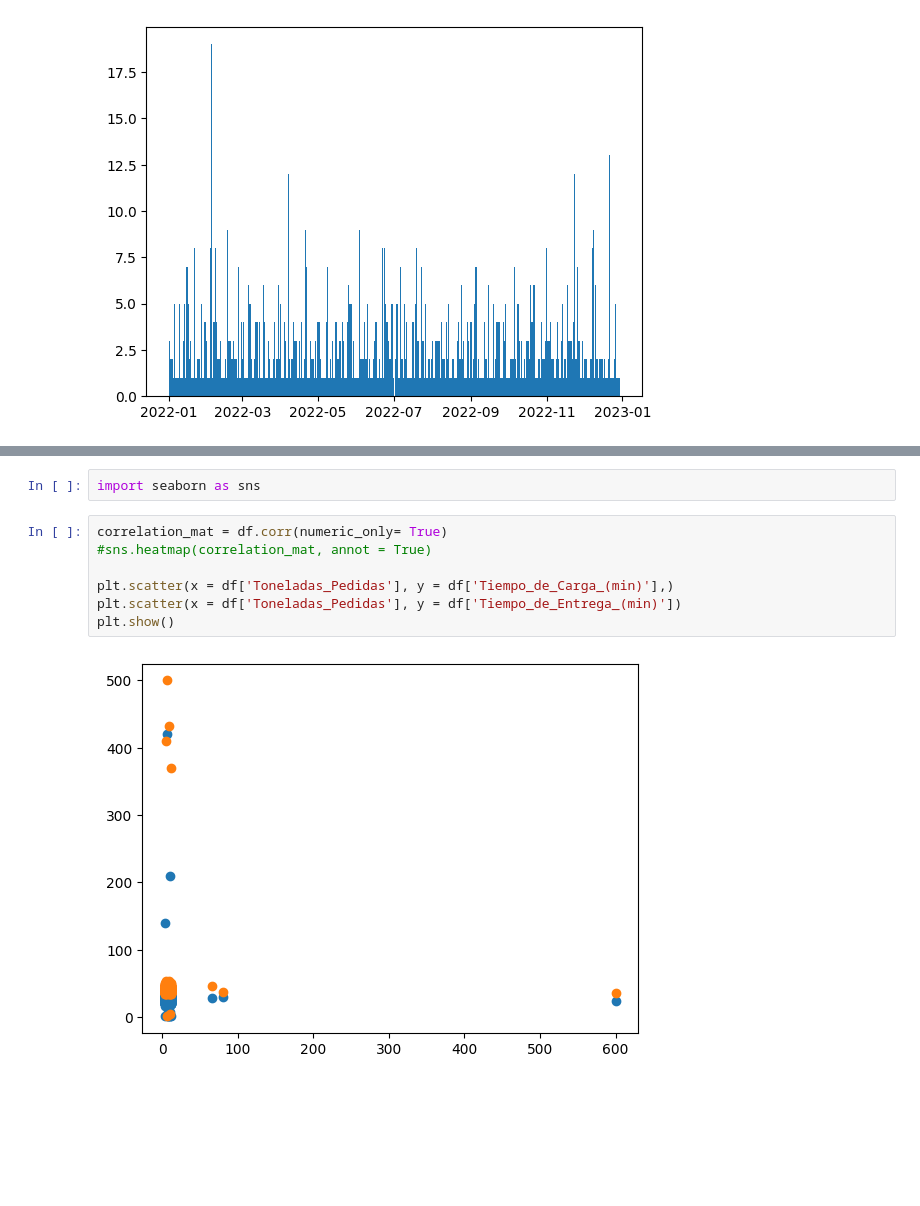
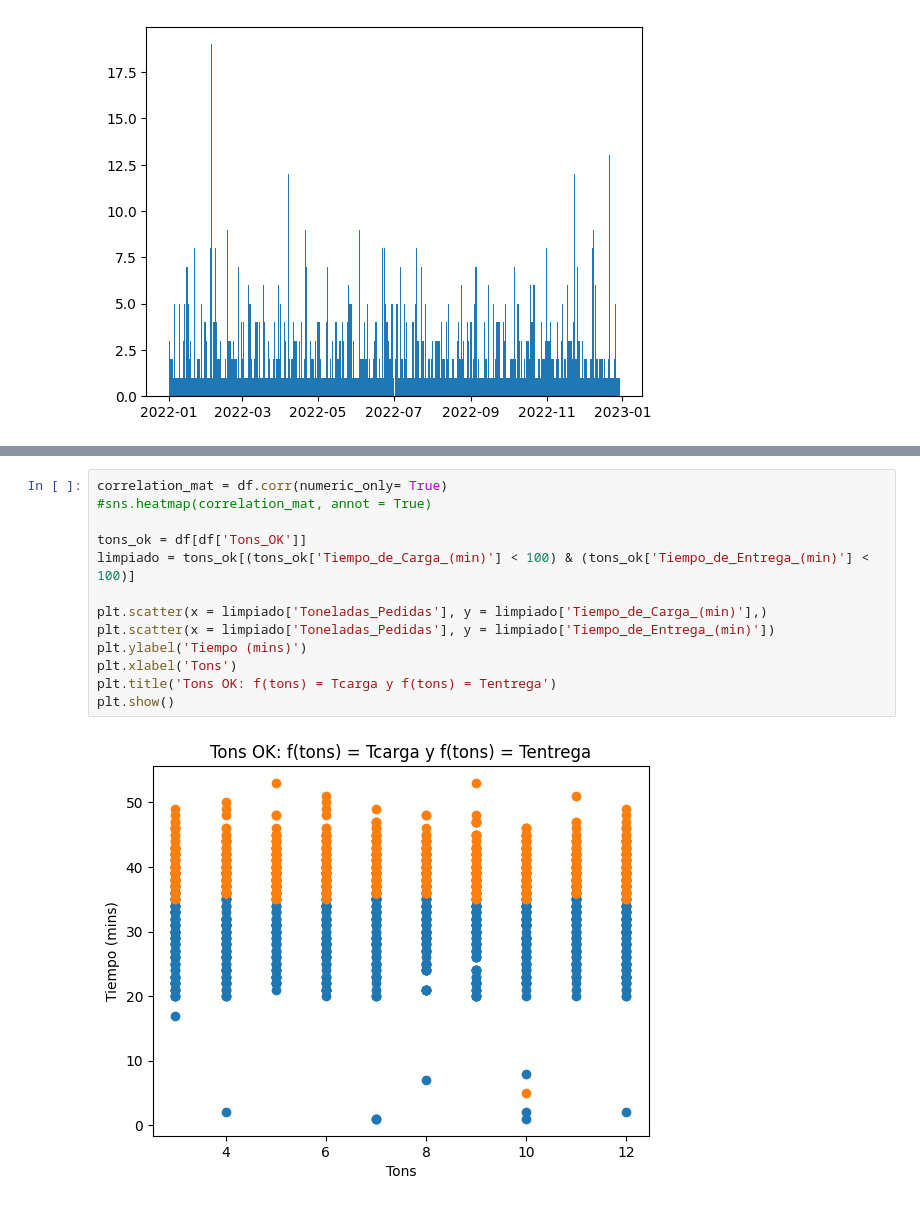
Before and after one commit to rodrigoamor5/TP1_Operativa_III, a Jupyter notebook: Analisis.ipynb, the cells around one changed output, grey strips where cells are left out. Cells and saved outputs as stored; diff of their text form; blank space fills up the shorter version.

```diff
--- a/Analisis.ipynb
+++ b/Analisis.ipynb
@@ -410,14 +426,18 @@ plt.show()
 # %% [output]
 ['LU', 'MA', 'MI', 'JU', 'VI', 'SA', 'DO']
 [figure]
-# %%
-import seaborn as sns
 # %%
 correlation_mat = df.corr(numeric_only= True)
 #sns.heatmap(correlation_mat, annot = True)
 
-plt.scatter(x = df['Toneladas_Pedidas'], y = df['Tiempo_de_Carga_(min)'],)
-plt.scatter(x = df['Toneladas_Pedidas'], y = df['Tiempo_de_Entrega_(min)'])
+tons_ok = df[df['Tons_OK']]
+limpiado = tons_ok[(tons_ok['Tiempo_de_Carga_(min)'] < 100) & (tons_ok['Tiempo_de_Entrega_(min)'] < 100)]
+
+plt.scatter(x = limpiado['Toneladas_Pedidas'], y = limpiado['Tiempo_de_Carga_(min)'],)
+plt.scatter(x = limpiado['Toneladas_Pedidas'], y = limpiado['Tiempo_de_Entrega_(min)'])
+plt.ylabel('Tiempo (mins)')
+plt.xlabel('Tons')
+plt.title('Tons OK: f(tons) = Tcarga y f(tons) = Tentrega')
 plt.show()
 # %% [output]
-[figure, old version]
+[figure, new version]
```
Also changed, not shown: parts of 46 cells of this notebook, 8 other files.
